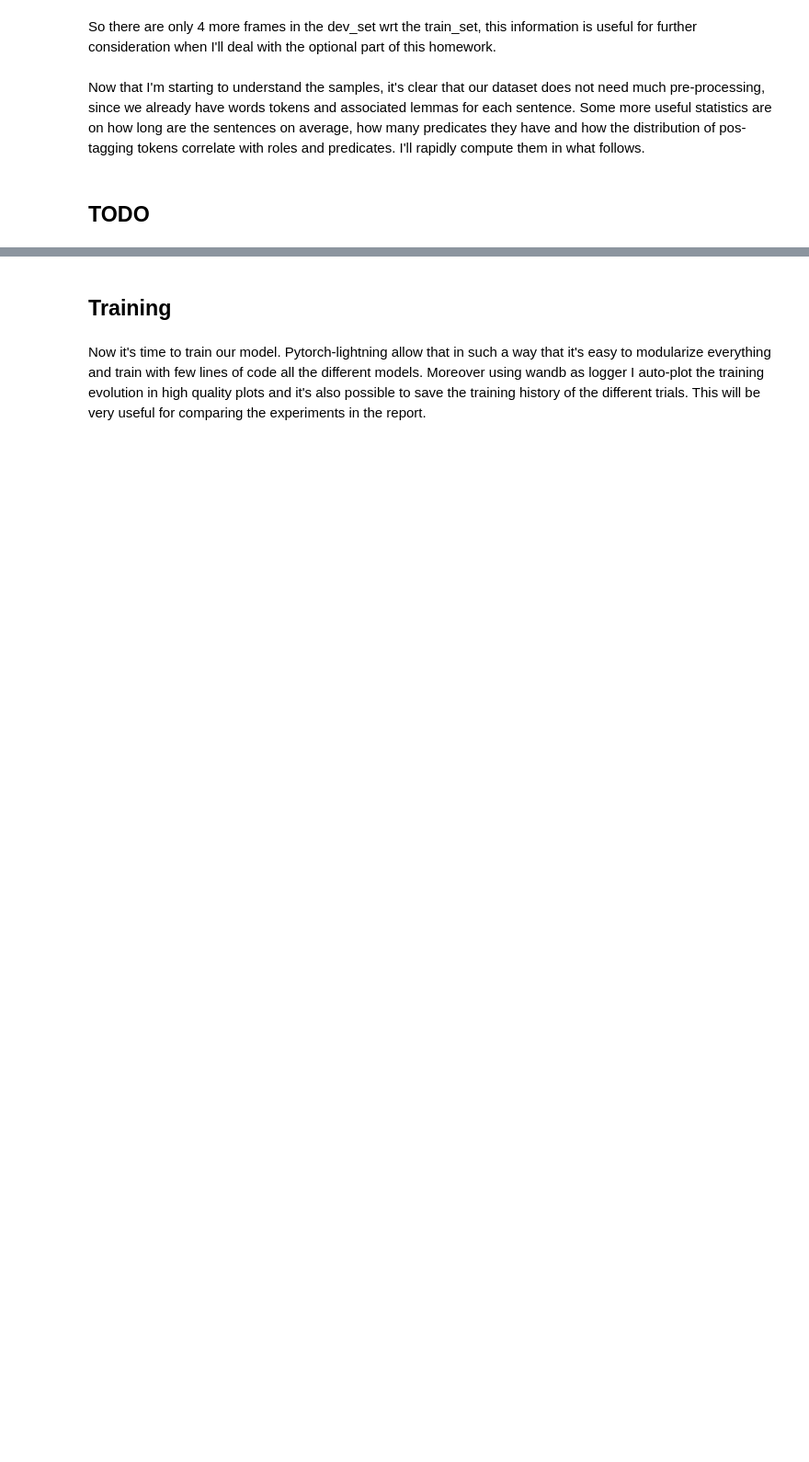
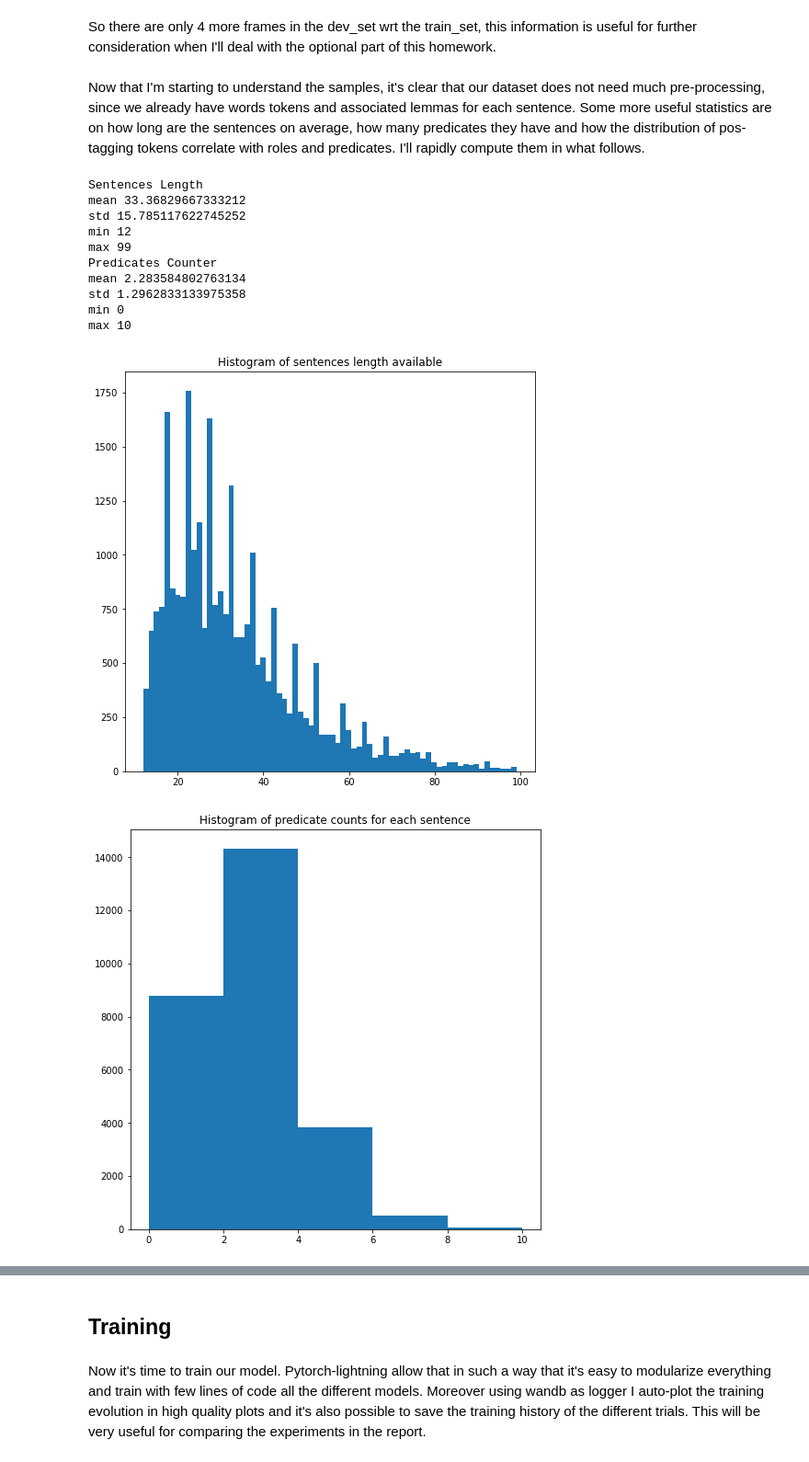
Before and after one commit to DennisRotondi/NLP_hw2, a Jupyter notebook: hw2/stud/nlp_hw2.ipynb, the cells around one changed output, grey strips where cells are left out. Shown: that part at 92% size. Cells and saved outputs as stored; diff of their text form; code cells hidden in the pictures; blank space fills up the shorter version.

```diff
--- a/hw2/stud/nlp_hw2.ipynb
+++ b/hw2/stud/nlp_hw2.ipynb
@@ -123,2 +143,64 @@ plt.show() #it's possible to notice that most of them are between size 7 and 30
-# %% [markdown]
-## TODO
+# %%
+from mergedeep import merge
+sentences_length = list()
+predicates_counter = list()
+sentences = merge(sentences, labels)
+pos_pre_corr = Counter()
+pos_role_corr = Counter()
+# %%
+p_tags = list(pos_tags.keys())
+for pt in pos_tags:
+    pos_pre_corr.update({pt:0})
+    pos_role_corr.update({pt:0})
+
+for s in sentences:
+    s_l = len(sentences[s]["lemmas"])
+    roles = sentences[s]["roles"].keys()
+    p_c = len(roles)
+    sentences_length.append(s_l)
+    predicates_counter.append(p_c)
+    for pos, predicate in zip(sentences[s]["pos_tags"], sentences[s]["predicates"]):
+        if predicate != "_":
+            pos_pre_corr.update({pos:1})
+    for r in roles:
+        for pos, role in zip(sentences[s]["pos_tags"],sentences[s]["roles"][r]):
+            if role != "_":
+                pos_role_corr.update({pos:1})
+
+sl_np=np.asarray(sentences_length)
+pc_np=np.asarray(predicates_counter)
+
+print("Sentences Length")
+print("mean", sl_np.mean())
+print("std", sl_np.std())
+print("min", sl_np.min())
+print("max", sl_np.max())
+
+print("Predicates Counter")
+print("mean", pc_np.mean())
+print("std", pc_np.std())
+print("min", pc_np.min())
+print("max", pc_np.max())
+
+plt.figure(figsize=(8,8))
+_ = plt.hist(sl_np, bins = 'auto')
+plt.title("Histogram of sentences length available")
+plt.show()
+
+plt.figure(figsize=(8,8))
+_ = plt.hist(pc_np, bins = 5)
+plt.title("Histogram of predicate counts for each sentence")
+plt.show()
+# %% [output]
+Sentences Length
+mean 33.36829667333212
+std 15.785117622745252
+min 12
+max 99
+Predicates Counter
+mean 2.283584802763134
+std 1.2962833133975358
+min 0
+max 10
+[figure, added]
+[figure, added]
```
Also changed, not shown: parts of 35 cells of this notebook, 3 other files.
